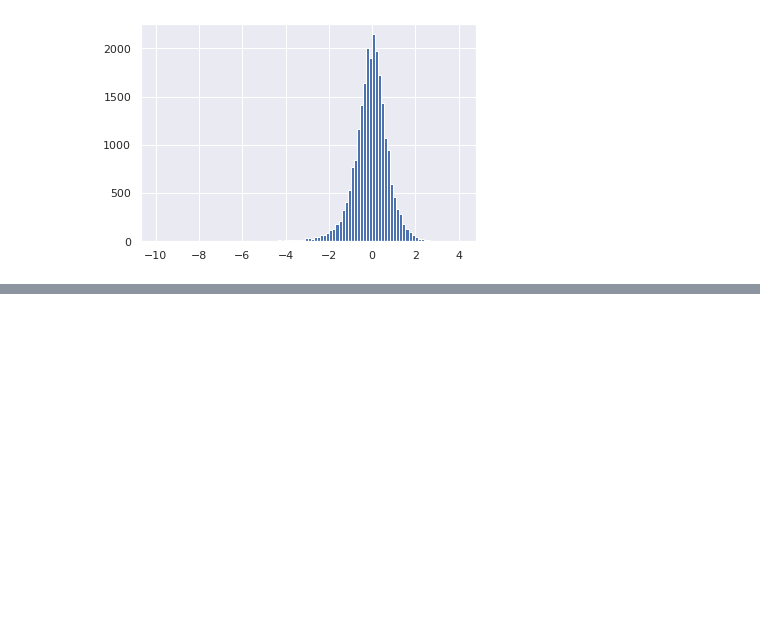
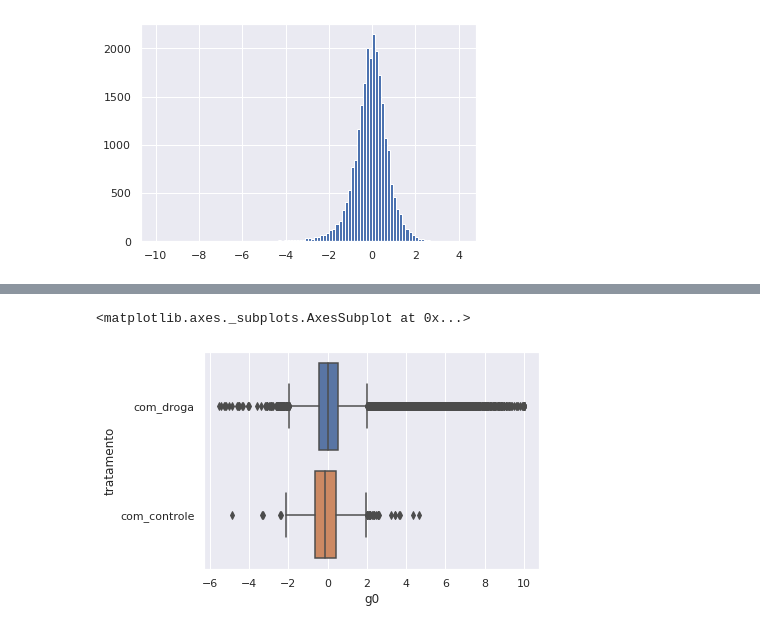
Before and after one commit to Vinicius-CSantos/imersaoAluraDados-, a Jupyter notebook: Imersão3_Aula.ipynb, the cells around one changed output, grey strips where cells are left out. Cells and saved outputs as stored; diff of their text form; code cells hidden in the pictures; blank space fills up the shorter version.

```diff
--- a/Imersão3_Aula.ipynb
+++ b/Imersão3_Aula.ipynb
@@ -323,0 +386,5 @@ dados['g19'].hist(bins = 100)
+# %%
+sns.boxplot(x='g0', y='tratamento' , data=dados)
+# %% [output]
+<matplotlib.axes._subplots.AxesSubplot at 0x...>
+[figure, added]
```
Also changed, not shown: parts of 24 cells of this notebook.
